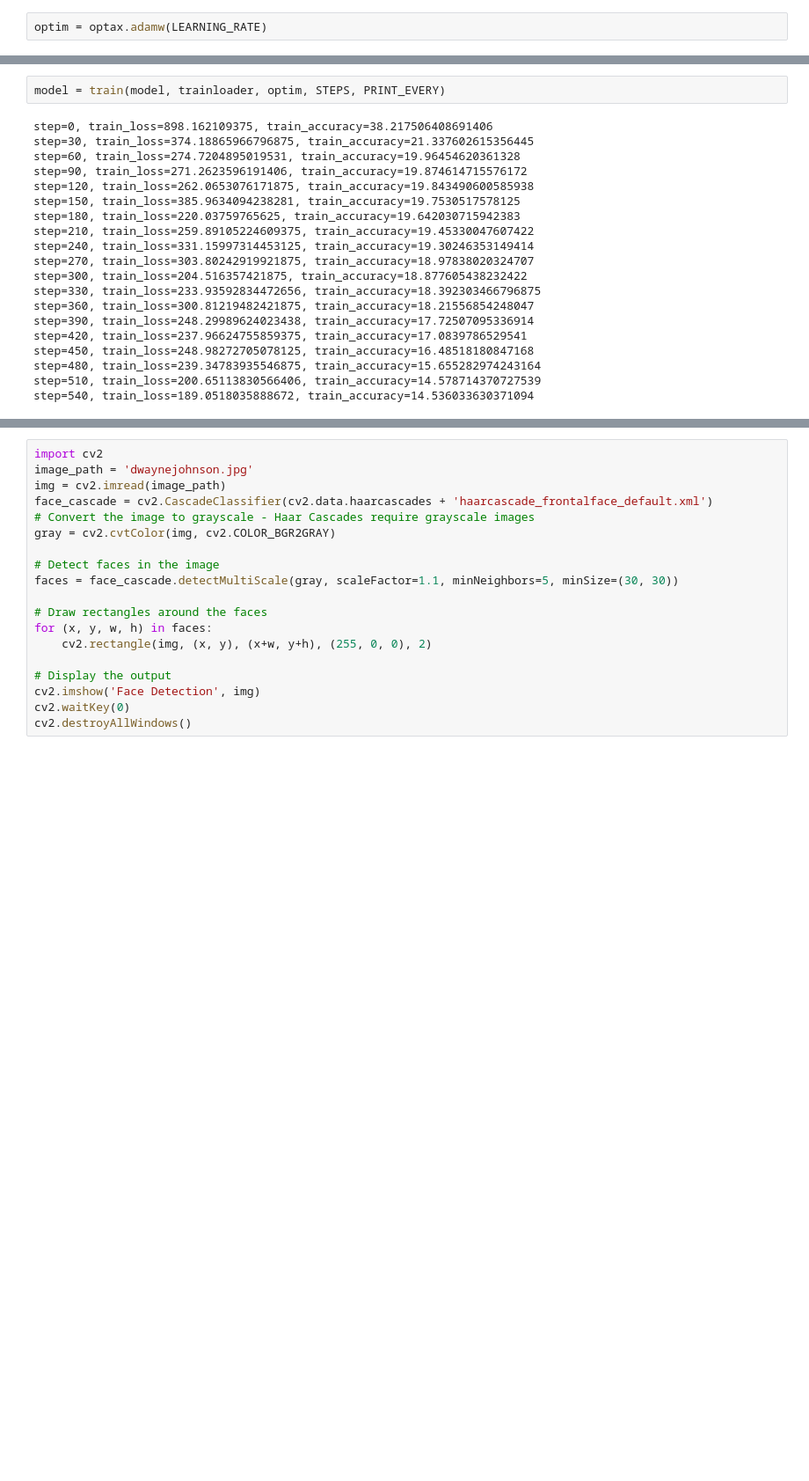
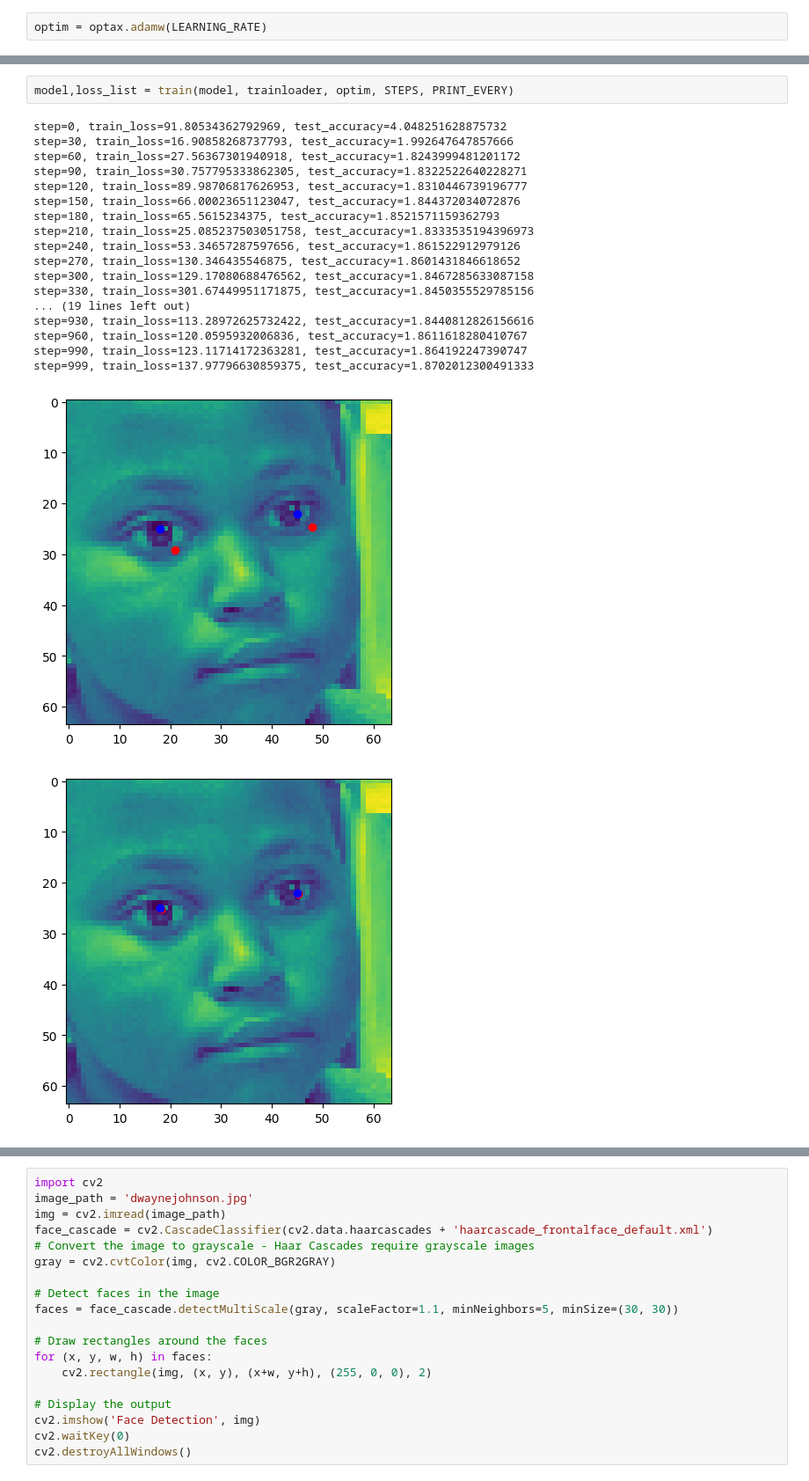
Before and after one commit to peifferjd/NBD-24, a Jupyter notebook: model_training.ipynb, the cells around one changed output, grey strips where cells are left out. Shown: that part at 88% size. Cells and saved outputs as stored; diff of their text form; blank space fills up the shorter version.

```diff
--- a/model_training.ipynb
+++ b/model_training.ipynb
@@ -211,22 +272,22 @@ def train(
 # %%
-model = train(model, trainloader, optim, STEPS, PRINT_EVERY)
+model,loss_list = train(model, trainloader, optim, STEPS, PRINT_EVERY)
 # %% [output]
-step=0, train_loss=898.162109375, train_accuracy=38.217506408691406
-step=30, train_loss=374.18865966796875, train_accuracy=21.337602615356445
-step=60, train_loss=274.7204895019531, train_accuracy=19.96454620361328
-step=90, train_loss=271.2623596191406, train_accuracy=19.874614715576172
-step=120, train_loss=262.0653076171875, train_accuracy=19.843490600585938
-step=150, train_loss=385.9634094238281, train_accuracy=19.7530517578125
-step=180, train_loss=220.03759765625, train_accuracy=19.642030715942383
-step=210, train_loss=259.89105224609375, train_accuracy=19.45330047607422
-step=240, train_loss=331.15997314453125, train_accuracy=19.30246353149414
-step=270, train_loss=303.80242919921875, train_accuracy=18.97838020324707
-step=300, train_loss=204.516357421875, train_accuracy=18.877605438232422
-step=330, train_loss=233.93592834472656, train_accuracy=18.392303466796875
-step=360, train_loss=300.81219482421875, train_accuracy=18.21556854248047
-step=390, train_loss=248.29989624023438, train_accuracy=17.72507095336914
-step=420, train_loss=237.96624755859375, train_accuracy=17.0839786529541
-step=450, train_loss=248.98272705078125, train_accuracy=16.48518180847168
-step=480, train_loss=239.34783935546875, train_accuracy=15.655282974243164
-step=510, train_loss=200.65113830566406, train_accuracy=14.578714370727539
-step=540, train_loss=189.0518035888672, train_accuracy=14.536033630371094
+step=0, train_loss=91.80534362792969, test_accuracy=4.048251628875732
+step=30, train_loss=16.90858268737793, test_accuracy=1.992647647857666
+step=60, train_loss=27.56367301940918, test_accuracy=1.8243999481201172
+step=90, train_loss=30.757795333862305, test_accuracy=1.8322522640228271
+step=120, train_loss=89.98706817626953, test_accuracy=1.8310446739196777
+step=150, train_loss=66.00023651123047, test_accuracy=1.844372034072876
+step=180, train_loss=65.5615234375, test_accuracy=1.8521571159362793
+step=210, train_loss=25.085237503051758, test_accuracy=1.8333535194396973
+step=240, train_loss=53.34657287597656, test_accuracy=1.861522912979126
+step=270, train_loss=130.346435546875, test_accuracy=1.8601431846618652
+step=300, train_loss=129.17080688476562, test_accuracy=1.8467285633087158
+step=330, train_loss=301.67449951171875, test_accuracy=1.8450355529785156
+... (19 lines left out)
+step=930, train_loss=113.28972625732422, test_accuracy=1.8440812826156616
+step=960, train_loss=120.0595932006836, test_accuracy=1.8611618280410767
+step=990, train_loss=123.11714172363281, test_accuracy=1.864192247390747
+step=999, train_loss=137.97796630859375, test_accuracy=1.8702012300491333
+[figure, added]
+[figure, added]
```
Also changed, not shown: parts of 22 cells of this notebook.
